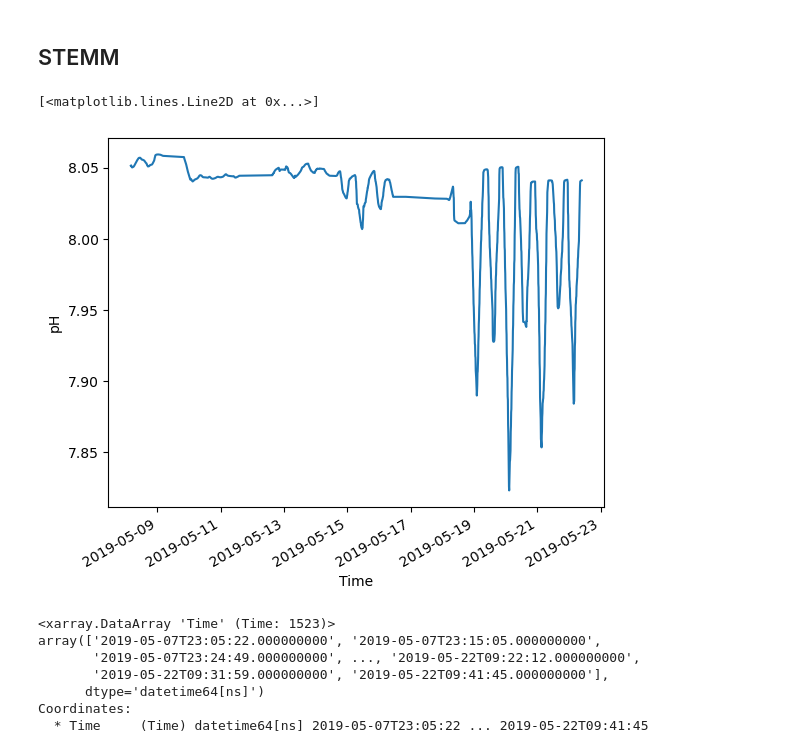
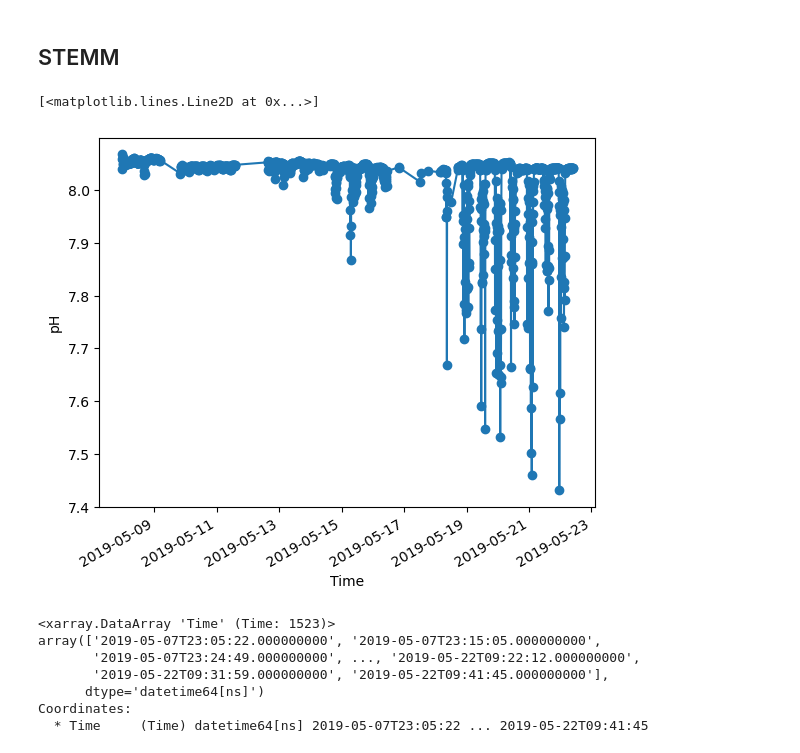
Before and after one commit to galendal/ACTOM_sites, a Jupyter notebook: power_analysis.ipynb, the cells around one changed output. Cells and saved outputs as stored; diff of their text form; code cells hidden in the pictures.

```diff
--- a/power_analysis.ipynb
+++ b/power_analysis.ipynb
@@ -324,10 +324,10 @@ devel_l=xr.open_dataset('../../STEMM_CCS/Data/develogic_long.nc')
 devel_h=xr.open_dataset('../../STEMM_CCS/Data/develogic_high.nc')
 JC180=xr.open_dataset('../../STEMM_CCS/Data/JC180_chemistry.nc')
 # %%
-JC180.pH.rolling(Time=30).mean().plot()
+JC180.pH.plot(marker='o')
 # %% [output]
 [<matplotlib.lines.Line2D at 0x...>]
-[figure, old version]
+[figure, new version]
 # %%
 JC180.Time
 # %% [output]
```
Also changed, not shown: 4 other files.
